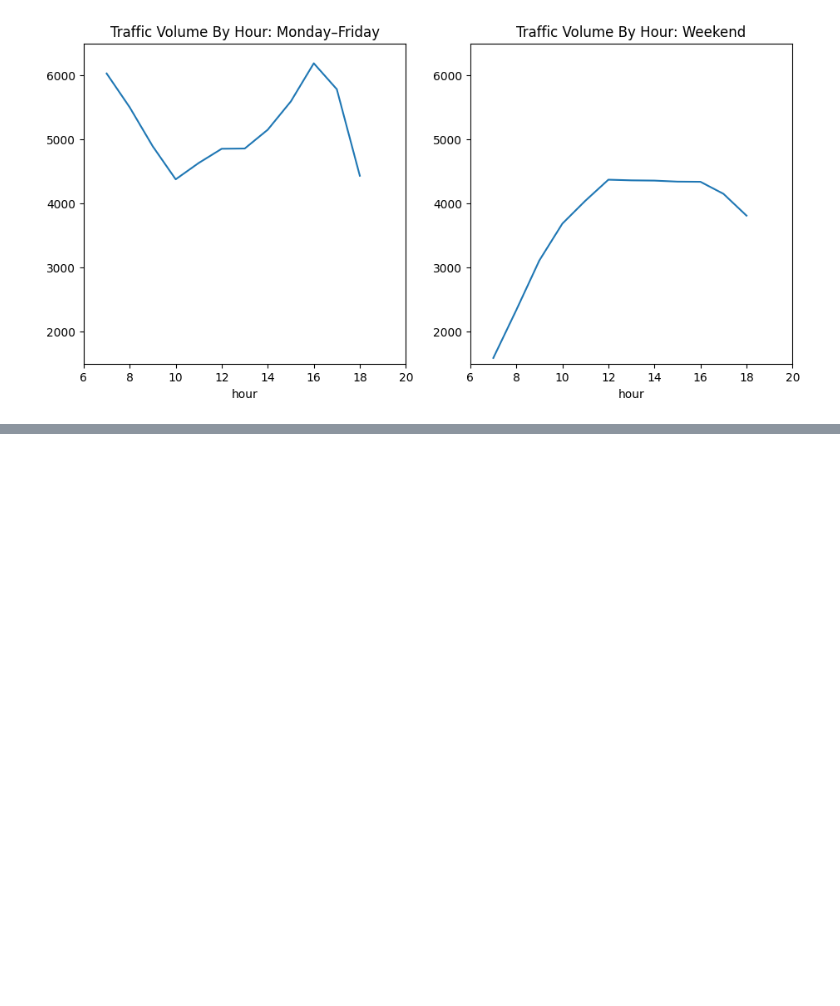
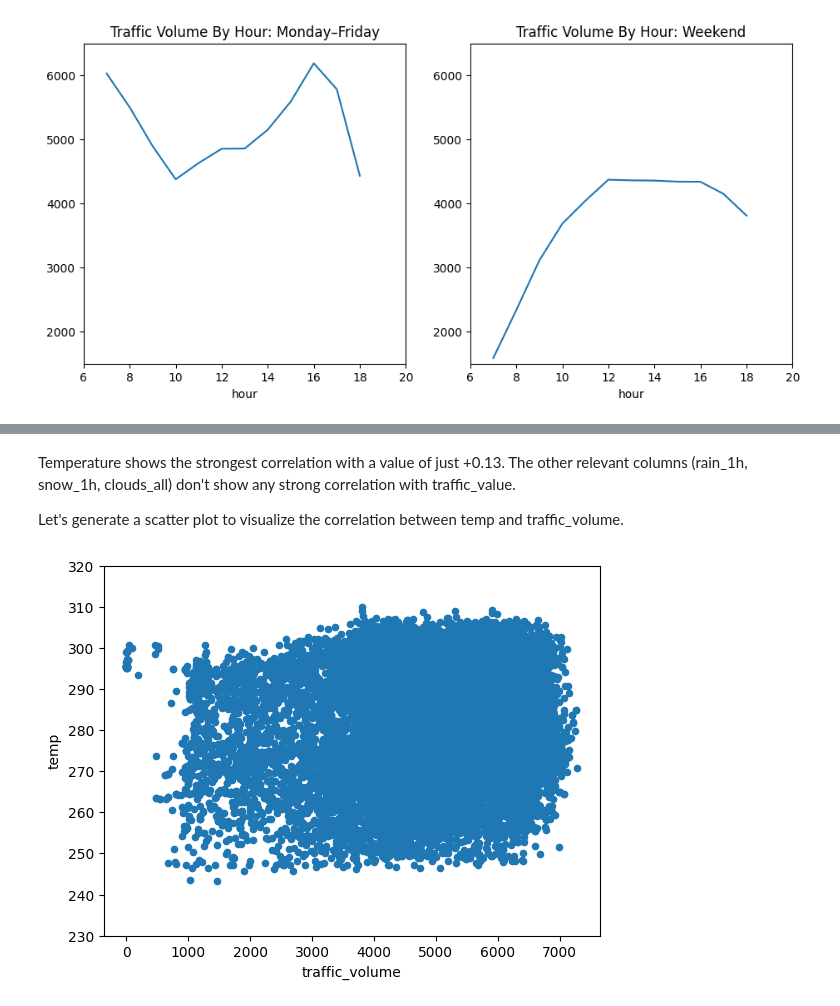
Before and after one commit to dancanyego/Indicators-of-Heavy-Traffic-on-I-94, a Jupyter notebook: I-94.ipynb, the cells around one changed output, grey strips where cells are left out. Saved outputs shown, nothing was run; the diff lists cells and outputs as text; code cells hidden in the pictures; blank space fills up the shorter version.

```diff
--- a/I-94.ipynb
+++ b/I-94.ipynb
@@ -276,0 +273,10 @@ Let's generate a scatter plot to visualize the correlation between temp and traf
+# %% [markdown]
+Temperature shows the strongest correlation with a value of just +0.13. The other relevant columns (rain_1h, snow_1h, clouds_all) don't show any strong correlation with traffic_value.
+
+Let's generate a scatter plot to visualize the correlation between temp and traffic_volume.
+# %%
+day.plot.scatter('traffic_volume', 'temp')
+plt.ylim(230, 320) # two wrong 0K temperatures mess up the y-axis
+plt.show()
+# %% [output]
+[figure, added]
```
Also changed, not shown: parts of 10 cells of this notebook.
